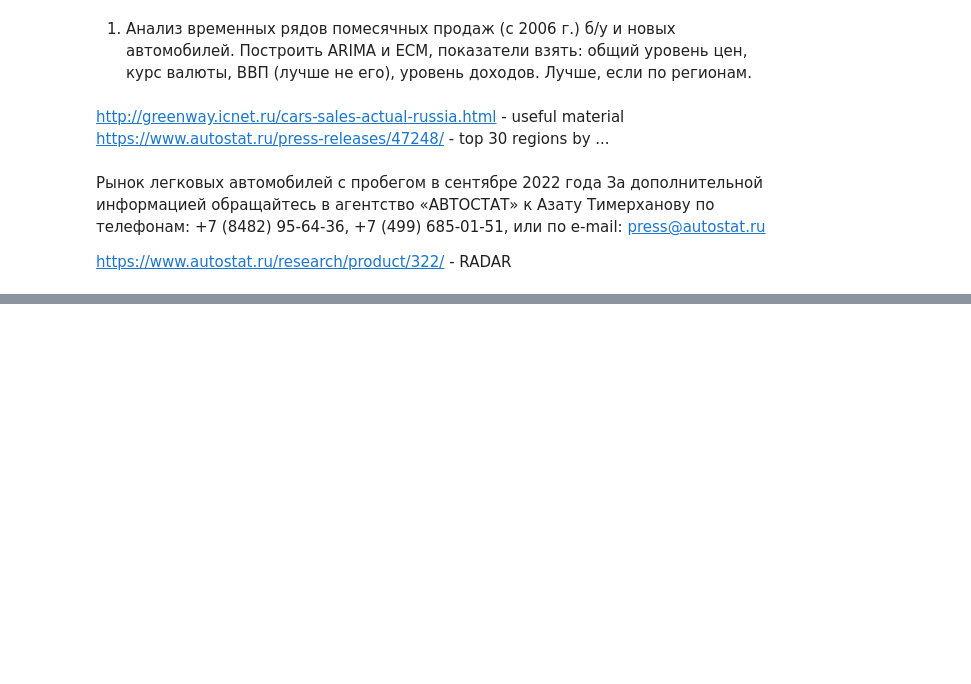
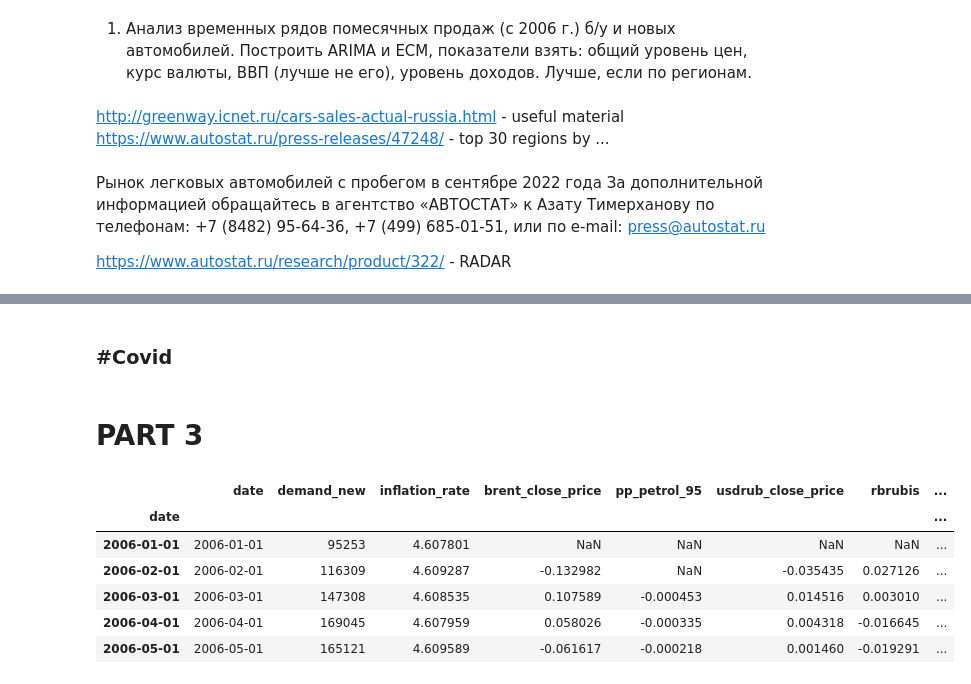
Before and after one commit to VladislavBalabaev/spatial_analysis, a Jupyter notebook: time_series.ipynb, the cells around one changed output, grey strips where cells are left out. Cells and saved outputs as stored; diff of their text form; code cells hidden in the pictures; blank space fills up the shorter version.

```diff
--- a/time_series.ipynb
+++ b/time_series.ipynb
@@ -286,0 +245,2 @@ all_df['diff_of_deseasonal_demand_new'].plot()
+# %% [markdown]
+### #Covid
@@ -286,0 +254,21 @@ all_df['diff_of_deseasonal_demand_new'].plot()
+# %% [markdown]
+# PART 3
+# %%
+all_df = pd.read_csv('data_time_series/all_df_ready.csv')
+
+all_df = all_df.set_index(pd.to_datetime(all_df['date']))
+
+features = ['inflation_rate', 'brent_close_price',
+            'pp_petrol_95', 'usdrub_close_price',
+            'rbrubis', 'real_income',
+            'real_pension', 'Gini', 'covid']
+
+all_df.head()
+# %% [output]
+|  | date | demand_new | inflation_rate | brent_close_price | pp_petrol_95 | usdrub_close_price | rbrubis | ... |
+| date |  |  |  |  |  |  |  | ... |
+| 2006-01-01 | 2006-01-01 | 95253 | 4.607801 | NaN | NaN | NaN | NaN | ... |
+| 2006-02-01 | 2006-02-01 | 116309 | 4.609287 | -0.132982 | NaN | -0.035435 | 0.027126 | ... |
+| 2006-03-01 | 2006-03-01 | 147308 | 4.608535 | 0.107589 | -0.000453 | 0.014516 | 0.003010 | ... |
+| 2006-04-01 | 2006-04-01 | 169045 | 4.607959 | 0.058026 | -0.000335 | 0.004318 | -0.016645 | ... |
+| 2006-05-01 | 2006-05-01 | 165121 | 4.609589 | -0.061617 | -0.000218 | 0.001460 | -0.019291 | ... |
```
Also changed, not shown: parts of 37 cells of this notebook, 2 other files.
